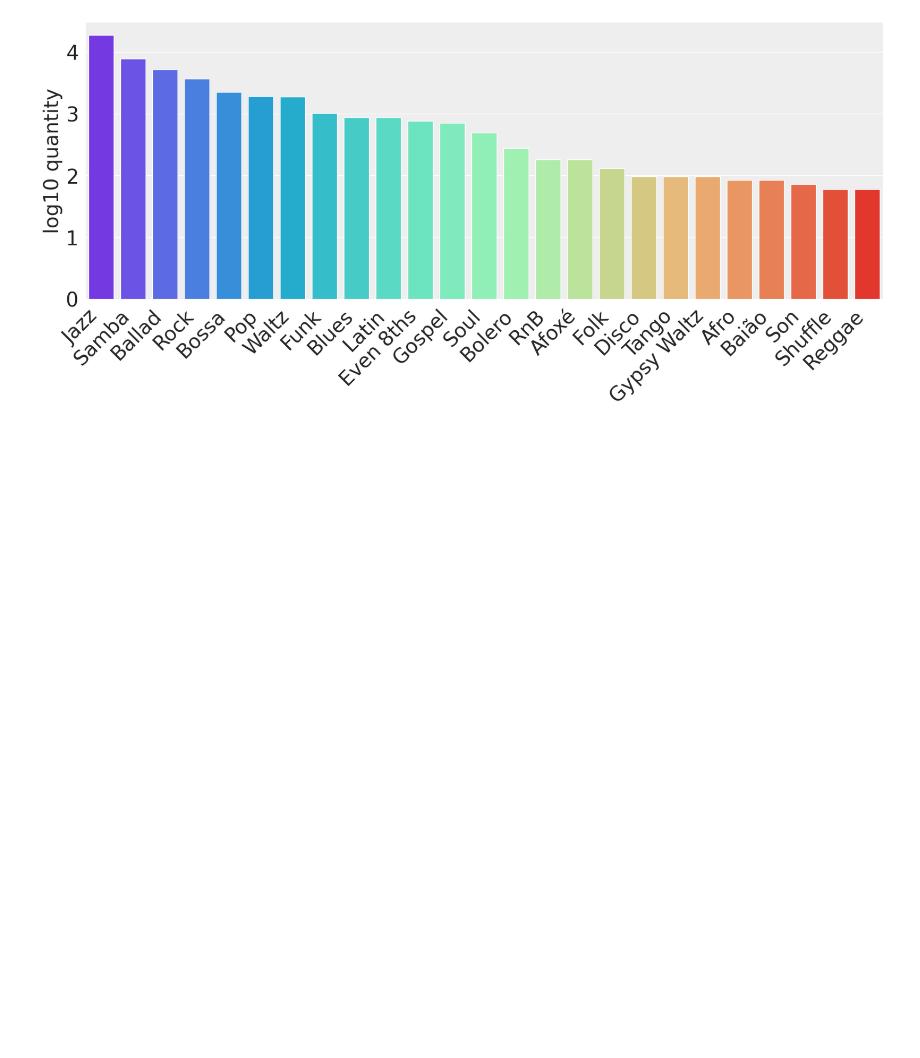
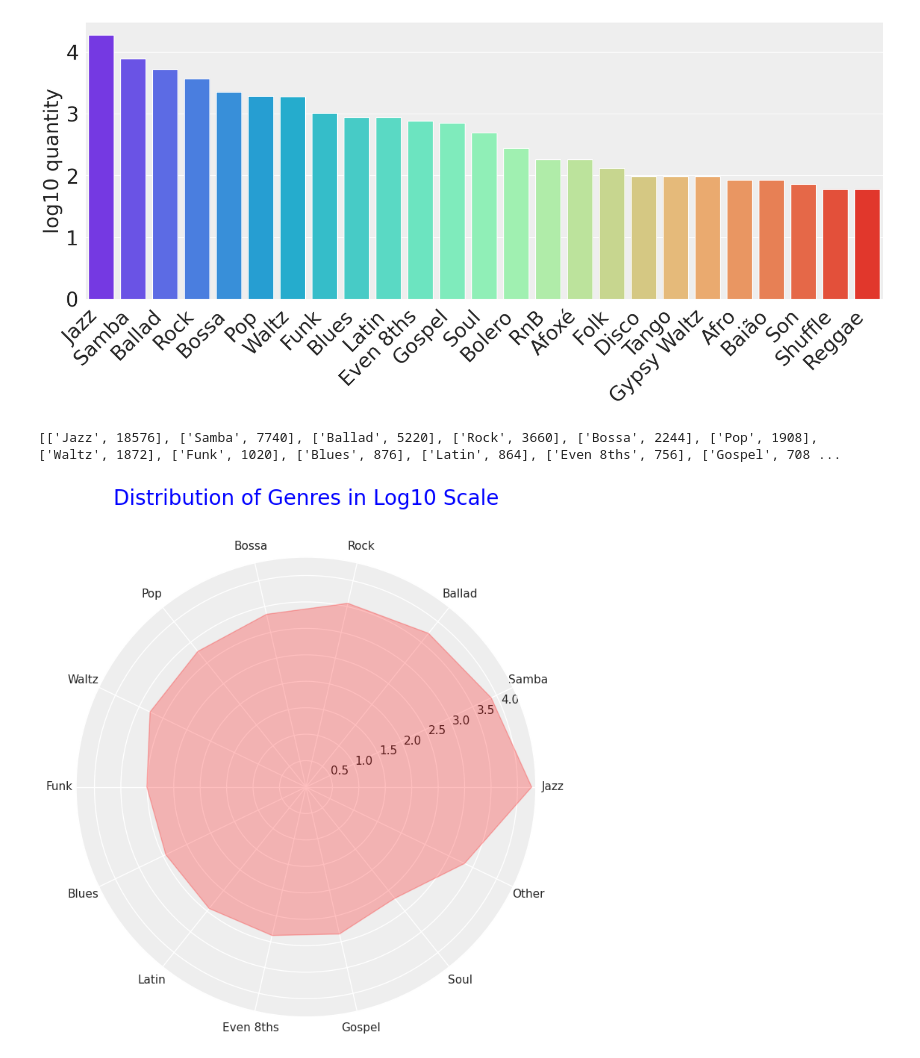
Before and after one commit to fosfrancesco/chromaflow, a Jupyter notebook: src/plots_and_figures.ipynb, the cells around one changed output. Drawn from its saved outputs; the diff is of its cells as text; code cells hidden in the pictures; blank space fills up the shorter version.

Commit message:
added plots

```diff
--- a/src/plots_and_figures.ipynb
+++ b/src/plots_and_figures.ipynb
@@ -71,3 +71,56 @@ Passing `palette` without assigning `hue` is deprecated and will be removed in v
 
   b = sns.barplot(x=key, y=value, palette="rainbow")
 [figure]
+# %%
+# Initial array of genres and their counts
+
+
+# Sum values for genres after the 13th entry and replace them with "Other"
+styleCount = styleCount.tolist()
+other_sum = sum(value for genre, value in styleCount[13:])
+reduced_genres_counts = styleCount[:13] + [['Other', other_sum]]
+
+print(reduced_genres_counts)
+# %% [output]
+[['Jazz', 18576], ['Samba', 7740], ['Ballad', 5220], ['Rock', 3660], ['Bossa', 2244], ['Pop', 1908], ['Waltz', 1872], ['Funk', 1020], ['Blues', 876], ['Latin', 864], ['Even 8ths', 756], ['Gospel', 708 ...
+# %%
+import matplotlib.pyplot as plt
+import numpy as np
+import math
+
+
+reduced_genres_counts = np.array(reduced_genres_counts, dtype=object)
+
+# Extracting keys (genres) and their logarithmic values
+keys = []
+values = []
+for element in result:
+    val = math.log10(element[1])  # Convert quantity to log10 scale
+    values.append(val)
+    keys.append(element[0])
+
+# Creating the polar plot
+fig, ax = plt.subplots(figsize=(10, 8), subplot_kw=dict(polar=True))
+
+# Calculate angles for the categories
+angles = np.linspace(0, 2 * np.pi, len(keys), endpoint=False).tolist()
+
+# The plot is circular, so we need to "complete the loop"
+# and append the start value to the end.
+values += values[:1]
+angles += angles[:1]
+
+# Plotting the 'pizza' slices
+ax.fill(angles, values, color='red', alpha=0.25)
+
+# Adding category names to the angles
+ax.set_xticks(angles[:-1])
+ax.set_xticklabels(keys)
+
+# Customizing the plot
+ax.set_title("Distribution of Genres in Log10 Scale", size=20, color='blue', y=1.1)
+ax.grid(True)
+
+plt.show()
+# %% [output]
+[figure, added]
```
Also changed, not shown: parts of 3 cells of this notebook.
